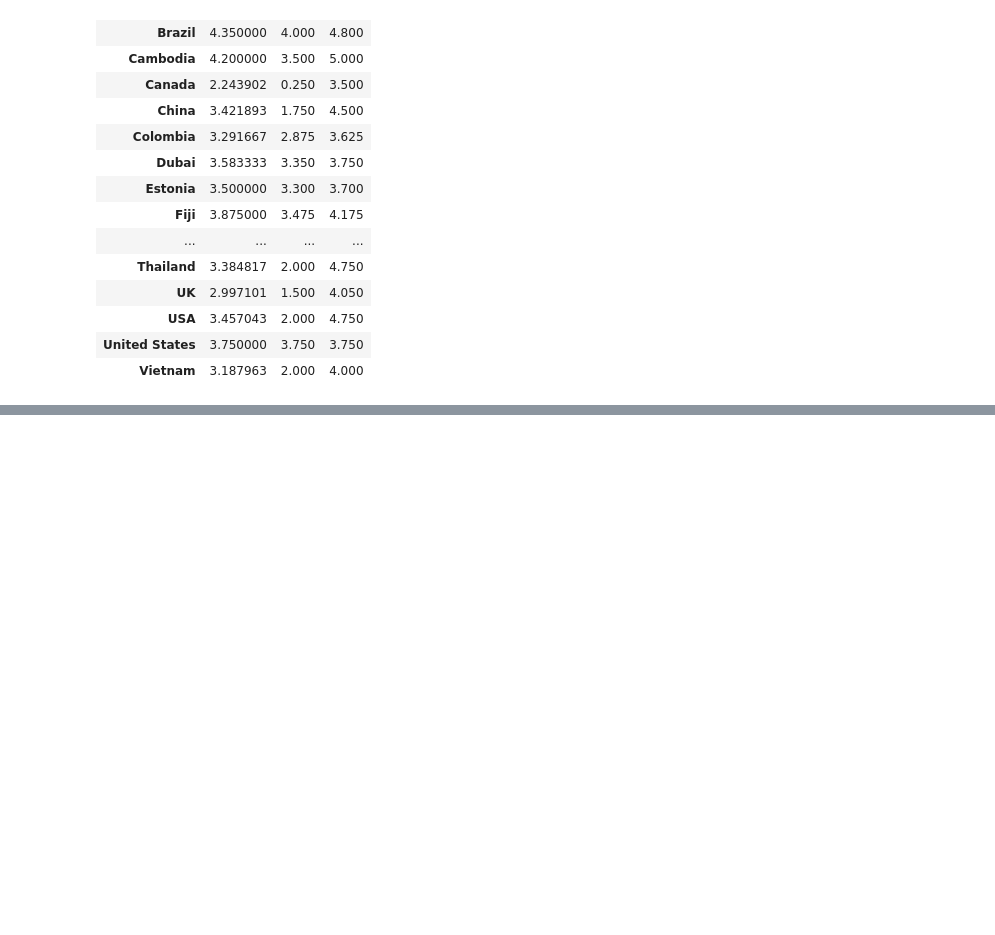
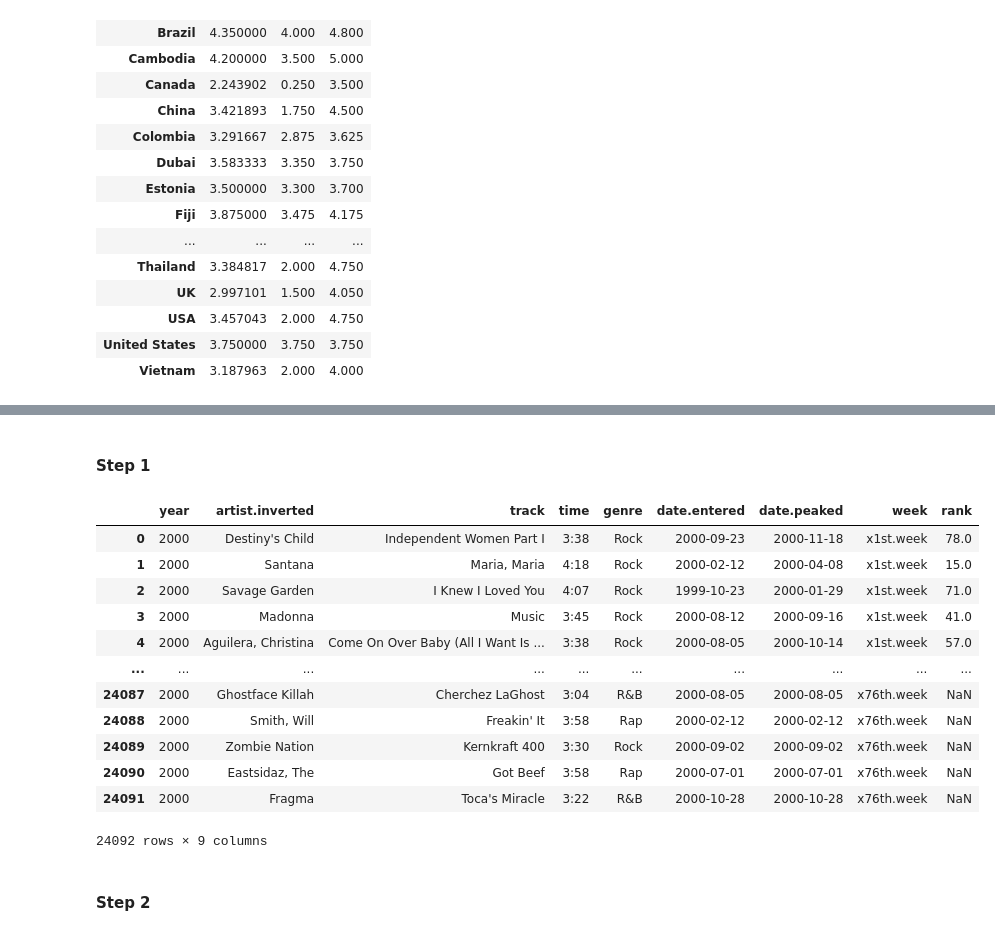
Before and after one commit to yellowsimulator/uib-fall-2020, a Jupyter notebook: assignments/assignement5/assignment5.ipynb, the cells around one changed output, grey strips where cells are left out. Drawn from its saved outputs; the diff is of its cells as text; code cells hidden in the pictures; blank space fills up the shorter version.

```diff
--- a/assignments/assignement5/assignment5.ipynb
+++ b/assignments/assignement5/assignment5.ipynb
@@ -185,0 +348,3 @@ df2_group_by_country_mean_qunatiles
+# %%
+df4 = pd.read_csv(files[0])
+df4.head(2)
@@ -185,0 +356,23 @@ df2_group_by_country_mean_qunatiles
+# %% [markdown]
+#### Step 1
+# %%
+vars_cols = list(df4.loc[:, 'year': 'date.peaked'])
+values_cols = list(df4.loc[:, 'x1st.week': ])
+df41 = pd.melt(df4, id_vars=vars_cols, value_vars=values_cols, var_name='week', value_name='rank')
+df41
+# %% [output]
+|  | year | artist.inverted | track | time | genre | date.entered | date.peaked | week | rank |
+| 0 | 2000 | Destiny's Child | Independent Women Part I | 3:38 | Rock | 2000-09-23 | 2000-11-18 | x1st.week | 78.0 |
+| 1 | 2000 | Santana | Maria, Maria | 4:18 | Rock | 2000-02-12 | 2000-04-08 | x1st.week | 15.0 |
+| 2 | 2000 | Savage Garden | I Knew I Loved You | 4:07 | Rock | 1999-10-23 | 2000-01-29 | x1st.week | 71.0 |
+| 3 | 2000 | Madonna | Music | 3:45 | Rock | 2000-08-12 | 2000-09-16 | x1st.week | 41.0 |
+| 4 | 2000 | Aguilera, Christina | Come On Over Baby (All I Want Is ... | 3:38 | Rock | 2000-08-05 | 2000-10-14 | x1st.week | 57.0 |
+| ... | ... | ... | ... | ... | ... | ... | ... | ... | ... |
+| 24087 | 2000 | Ghostface Killah | Cherchez LaGhost | 3:04 | R&B | 2000-08-05 | 2000-08-05 | x76th.week | NaN |
+| 24088 | 2000 | Smith, Will | Freakin' It | 3:58 | Rap | 2000-02-12 | 2000-02-12 | x76th.week | NaN |
+| 24089 | 2000 | Zombie Nation | Kernkraft 400 | 3:30 | Rock | 2000-09-02 | 2000-09-02 | x76th.week | NaN |
+| 24090 | 2000 | Eastsidaz, The | Got Beef | 3:58 | Rap | 2000-07-01 | 2000-07-01 | x76th.week | NaN |
+| 24091 | 2000 | Fragma | Toca's Miracle | 3:22 | R&B | 2000-10-28 | 2000-10-28 | x76th.week | NaN |
+24092 rows × 9 columns
+# %% [markdown]
+#### Step 2
```
Also changed, not shown: parts of 24 cells of this notebook.
